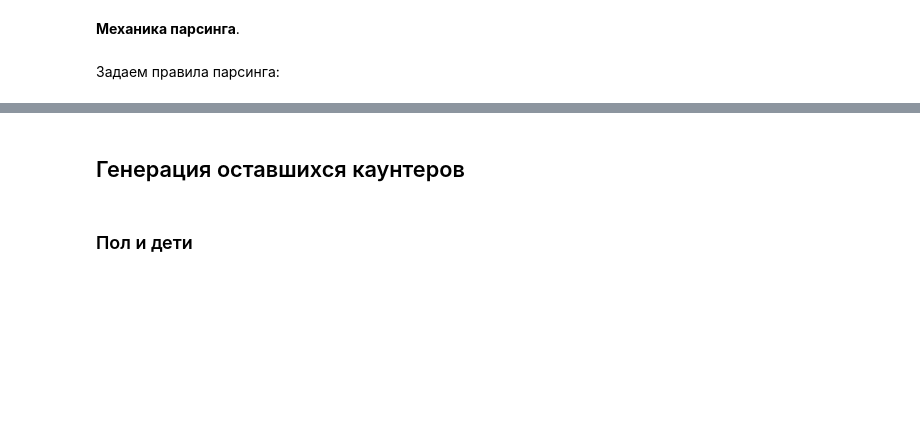
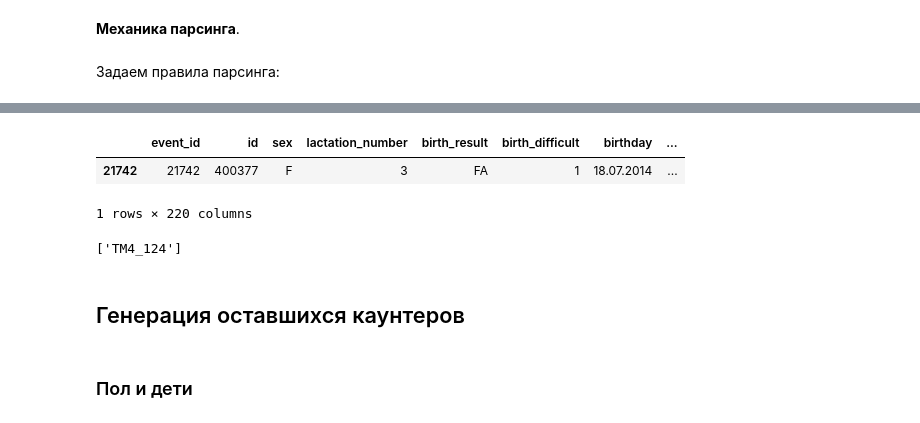
Before and after one commit to Desiment/cows-hack, a Jupyter notebook: notebooks/Preprocessing.ipynb, the cells around one changed output, grey strips where cells are left out. Drawn from its saved outputs; the diff is of its cells as text; code cells hidden in the pictures; blank space fills up the shorter version.

```diff
--- a/notebooks/Preprocessing.ipynb
+++ b/notebooks/Preprocessing.ipynb
@@ -250,11 +250,11 @@ def prot(protocols):
     prot_splited = []
     for p in protocols:
         if len(prot_nums(p)) == 0:
-            prot_splited.append([prot_name(p), prot_id(p), '0'])
+            prot_splited.append([prot_name(p), prot_id(p), ''])
         for i in prot_nums(p):
-            prot_splited.append([prot_name(p), prot_id(p), i])
+            prot_splited.append([prot_name(p), prot_id(p), str(i)])
     prot_splited = [list(x) for x in set(tuple(x) for x in prot_splited)]
-    return [ParsingRule(lambda x: prot_name(x) == p[0] and prot_id(x) == p[1] and (p[2] == 0 or prot_nums(x).contains(p[2])), lambda x: 1, f'{p[0]}{p[1]}_0{p[2]}') for p in prot_splited]
+    return [ParsingRule.match_reg(re.compile(f'{p[0]}{p[1]}_(([0-9]*{p[2]})|{p[2]})[0-9]*') , lambda x: 1, f'{p[0]}{p[1]}_0{p[2]}') for p in prot_splited]
 # %% [markdown]
 Задаем правила парсинга:
 # %%
@@ -277,7 +277,7 @@ ParsingRule.match_in(['2СОСКА', '2 СОСКА', 'ТУГОДОЙ', 'ATP4', '
 ParsingRule.match_in(['БЕЛЬМО', 'СЛЕПАЯ'], lambda_bin, 'СЛЕПАЯ')]
 
  #'OPEN':
-RemarksOPEN = [ParsingRule.match_in(['ФК', 'ФК, СТЕЛ'], lambda_bin, 'ФК'),
+RemarksOPEN = [ParsingRule.match_in(['ФК', 'ФК, СТЕЛ', 'ФОЛ', 'ФЛ'], lambda_bin, 'ФК'),
 ParsingRule.match_in(['ЛК', 'ЛКЭ'], lambda_bin, 'ЛК'),
 ParsingRule.match_in(['ЖТ', 'ЖТ Э', 'ЖТ,', 'ЖТ3',  'ЖТМ', 'ЮЖТ', 'ЖТ,ТОЩАЯ','ЖТ ПОЛИК', 'ЖТ ДЛ СХ'], lambda_bin,'ЖТ'),
 ParsingRule.match_in(['БЕЗЖТ', 'БЕЗ ЖТ'], lambda_bin,'БЖТ'),
@@ -285,7 +285,6 @@ ParsingRule.match_in(['АБС', 'БРАК АБС', 'БР МАТКА', 'БРАК
 ParsingRule.match_in(['ПК', 'ПОЛИКИСТ', 'ПОЛИКИС', 'ЖТ ПОЛИК'], lambda_bin,'ПК'),
 ParsingRule.match_in(['ГПФ', 'ГИПОФУНК', 'ГИПОФ'], lambda_bin, 'ГПФ'),
 ParsingRule.match_in(['БПАК', 'БРАК', 'ХУДАЯ', 'БРАКНОГИ', 'БРАКТОЩА', 'БРАКЖИРН', 'БР ЖИРНА', 'ИЗ БРАКА'], lambda_bin, 'БРАК'),
-ParsingRule.match_in(['ФОЛ', 'ФЛ'], lambda_bin, 'ФЛ'),
 ParsingRule.match_in(['ДЛ СХ', 'ДЛСХ', 'ДЛ СХЕМА', 'ДЛСХ ОХО','11 СХ','ЖТ ДЛ СХ'], lambda_bin, 'CХ')]
 
 #'DNB':
@@ -301,7 +300,8 @@ ParsingRule.match_in(['БРАКНОГИ', 'ТРОЦНОГИ', 'НОГИТРОЦ'
 ParsingRule.match_in(['ТОЩ', 'ТОЩ СУСТ', 'ТОЩЬ','НОГИ ТОЩ'], lambda_bin,'ТОЩ'),
 ParsingRule.match_in(['СЛЕПАЯ', 'ГЛАЗА', 'БЕЗГЛАЗА'], lambda_bin, 'CЛЕПАЯ')]
 
- #'DRY':
+#'DRY':
+
 RemarksDRY = [ParsingRule.match_in(['CEBA', 'СЕВА', 'СEBA', 'АТР124', 'AZIT'], lambda_bin, 'СЕВА')]
 # %%
 RuleBin  = ParsingRule(lambda x: 1, lambda x: 1, 'BIN')
@@ -367,8 +367,3 @@ RP:
 RP_POSLED2
 RP_POSLED
 --------------------
-# %%
-for rule in EventRules['ILLMISC']:
-    print(rule.name)
-    if rule.match('ПОНОС4_0'):
-        print('#')
@@ -392,0 +370,5 @@ ILLMISC_BUR1_00
+# %%
+for rule in EventRules['MAST']:
+    print(rule.name)
+    if rule.match('СКМ4_34'):
+        print('#')
@@ -405,0 +399,11 @@ df.to_csv('counters.csv')
+# %%
+cond = (df['event'] == 'MAST')  & (df['MAST_TM4_01'] != 0)
+df[cond].head()
+# %% [output]
+|  | event_id | id | sex | lactation_number | birth_result | birth_difficult | birthday | ... |
+| 21742 | 21742 | 400377 | F | 3 | FA | 1 | 18.07.2014 | ... |
+1 rows × 220 columns
+# %%
+print(df[cond]['remark'].tolist())
+# %% [output]
+['ТМ4_124']
```
Also changed, not shown: parts of 7 cells of this notebook.
